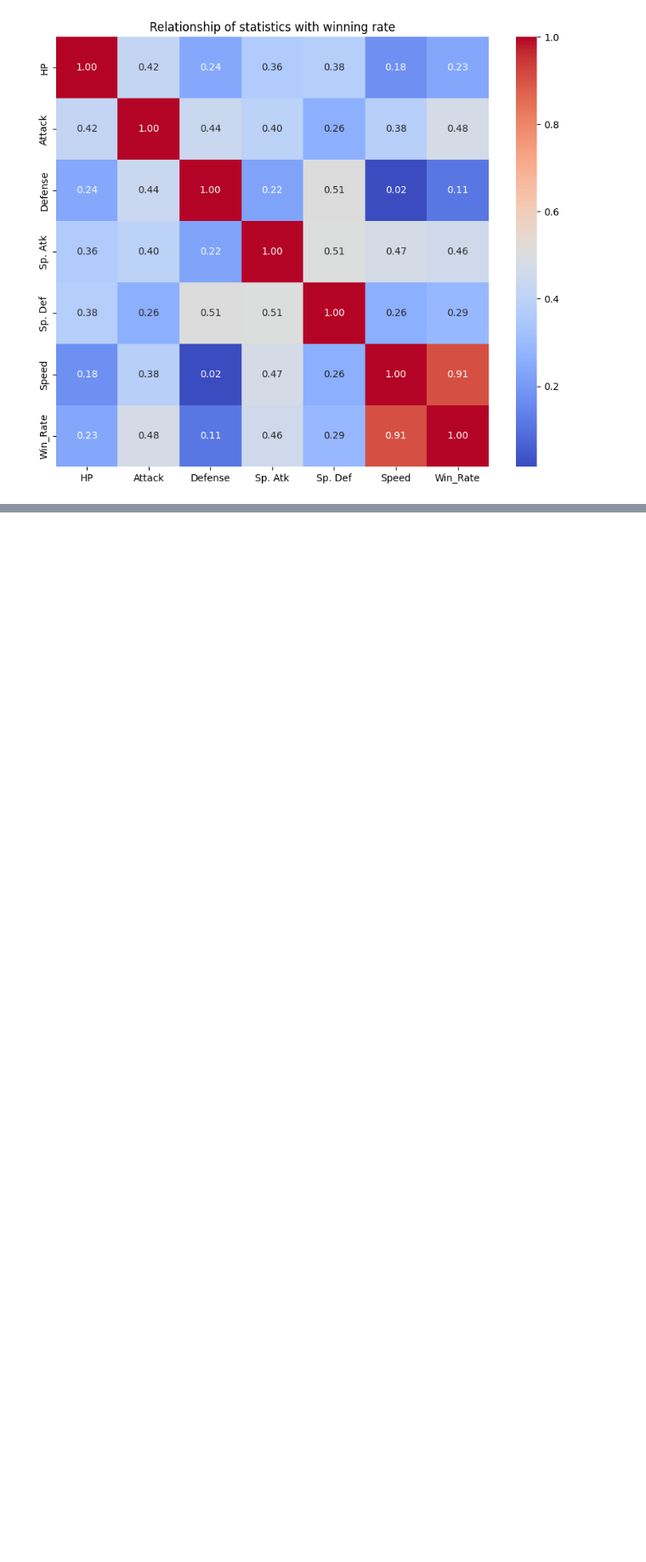
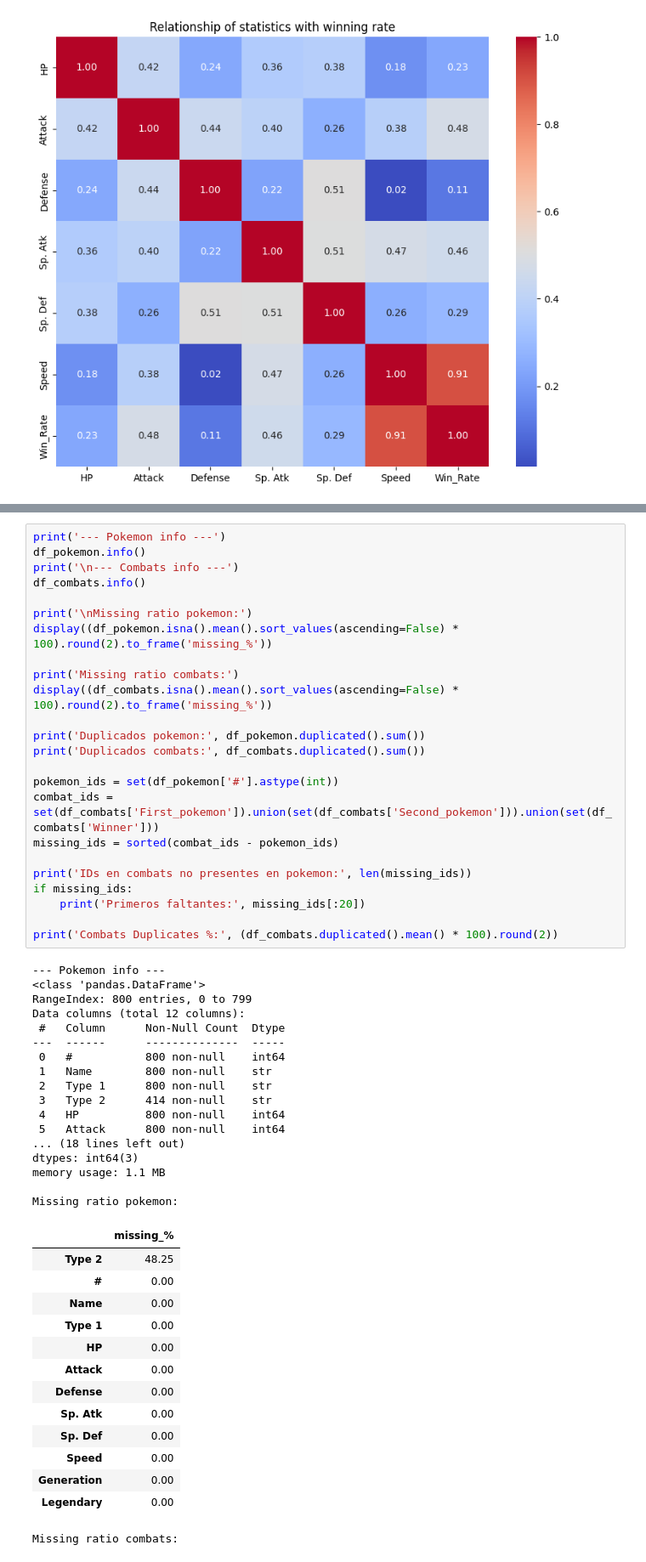
Before and after one commit to errodd/pokemon-challenge-ml, a Jupyter notebook: notebooks/EDA.ipynb, the cells around one changed output, grey strips where cells are left out. Shown at 85% size. Drawn from its saved outputs; the diff is of its cells as text; blank space fills up the shorter version.

```diff
--- a/notebooks/EDA.ipynb
+++ b/notebooks/EDA.ipynb
@@ -403,0 +499,56 @@ plt.show()
+# %%
+print('--- Pokemon info ---')
+df_pokemon.info()
+print('\n--- Combats info ---')
+df_combats.info()
+
+print('\nMissing ratio pokemon:')
+display((df_pokemon.isna().mean().sort_values(ascending=False) * 100).round(2).to_frame('missing_%'))
+
+print('Missing ratio combats:')
+display((df_combats.isna().mean().sort_values(ascending=False) * 100).round(2).to_frame('missing_%'))
+
+print('Duplicados pokemon:', df_pokemon.duplicated().sum())
+print('Duplicados combats:', df_combats.duplicated().sum())
+
+pokemon_ids = set(df_pokemon['#'].astype(int))
+combat_ids = set(df_combats['First_pokemon']).union(set(df_combats['Second_pokemon'])).union(set(df_combats['Winner']))
+missing_ids = sorted(combat_ids - pokemon_ids)
+
+print('IDs en combats no presentes en pokemon:', len(missing_ids))
+if missing_ids:
+    print('Primeros faltantes:', missing_ids[:20])
+
+print('Combats Duplicates %:', (df_combats.duplicated().mean() * 100).round(2))
+# %% [output]
+--- Pokemon info ---
+<class 'pandas.DataFrame'>
+RangeIndex: 800 entries, 0 to 799
+Data columns (total 12 columns):
+ #   Column      Non-Null Count  Dtype
+---  ------      --------------  -----
+ 0   #           800 non-null    int64
+ 1   Name        800 non-null    str
+ 2   Type 1      800 non-null    str
+ 3   Type 2      414 non-null    str
+ 4   HP          800 non-null    int64
+ 5   Attack      800 non-null    int64
+... (18 lines left out)
+dtypes: int64(3)
+memory usage: 1.1 MB
+
+Missing ratio pokemon:
+|  | missing_% |
+| Type 2 | 48.25 |
+| # | 0.00 |
+| Name | 0.00 |
+| Type 1 | 0.00 |
+| HP | 0.00 |
+| Attack | 0.00 |
+| Defense | 0.00 |
+| Sp. Atk | 0.00 |
+| Sp. Def | 0.00 |
+| Speed | 0.00 |
+| Generation | 0.00 |
+| Legendary | 0.00 |
+Missing ratio combats:
```
Also changed, not shown: parts of 15 cells of this notebook, 15 other files.
